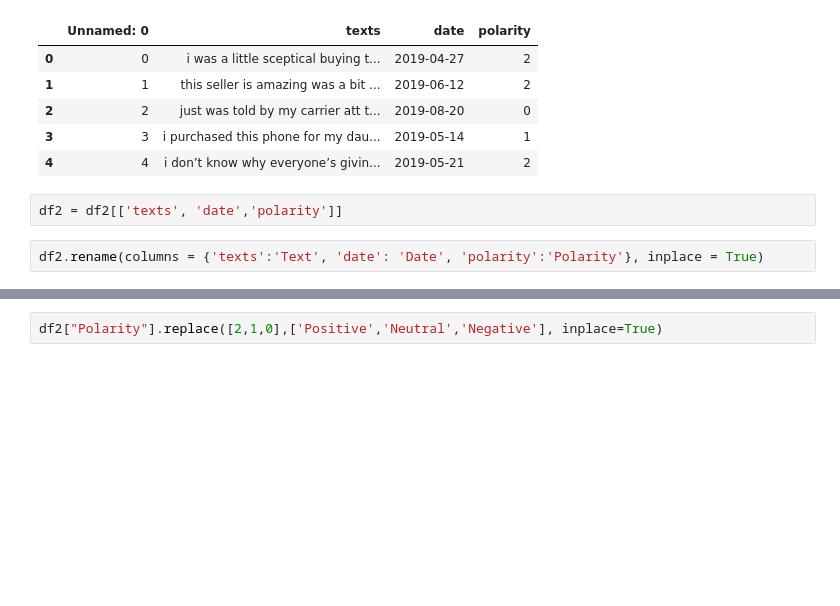
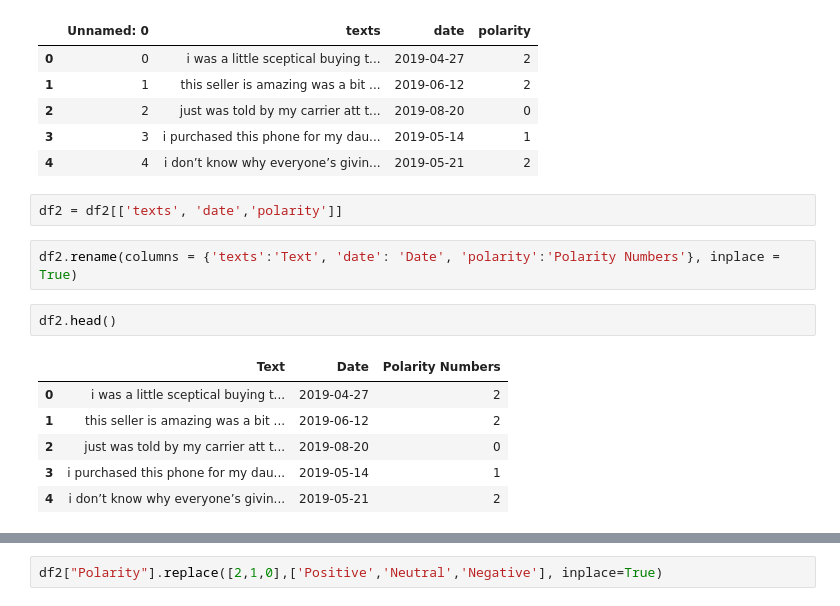
Before and after one commit to mfcorredor/DeepFeelings, a Jupyter notebook: notebooks/Front End.ipynb, the cells around one changed output, grey strips where cells are left out. Saved outputs shown, nothing was run; the diff lists cells and outputs as text; blank space fills up the shorter version.

```diff
--- a/notebooks/Front End.ipynb
+++ b/notebooks/Front End.ipynb
@@ -41,4 +42,13 @@ df2.head()
 # %%
 df2 = df2[['texts', 'date','polarity']]
 # %%
-df2.rename(columns = {'texts':'Text', 'date': 'Date', 'polarity':'Polarity'}, inplace = True)
+df2.rename(columns = {'texts':'Text', 'date': 'Date', 'polarity':'Polarity Numbers'}, inplace = True)
+# %%
+df2.head()
+# %% [output]
+|  | Text | Date | Polarity Numbers |
+| 0 | i was a little sceptical buying t... | 2019-04-27 | 2 |
+| 1 | this seller is amazing was a bit ... | 2019-06-12 | 2 |
+| 2 | just was told by my carrier att t... | 2019-08-20 | 0 |
+| 3 | i purchased this phone for my dau... | 2019-05-14 | 1 |
+| 4 | i don’t know why everyone’s givin... | 2019-05-21 | 2 |
```
Also changed, not shown: parts of 12 cells of this notebook, 2 other files.
